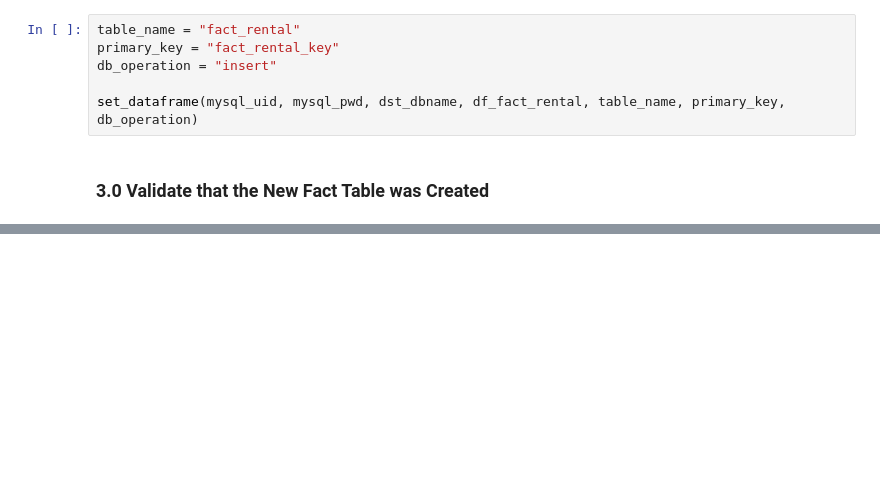
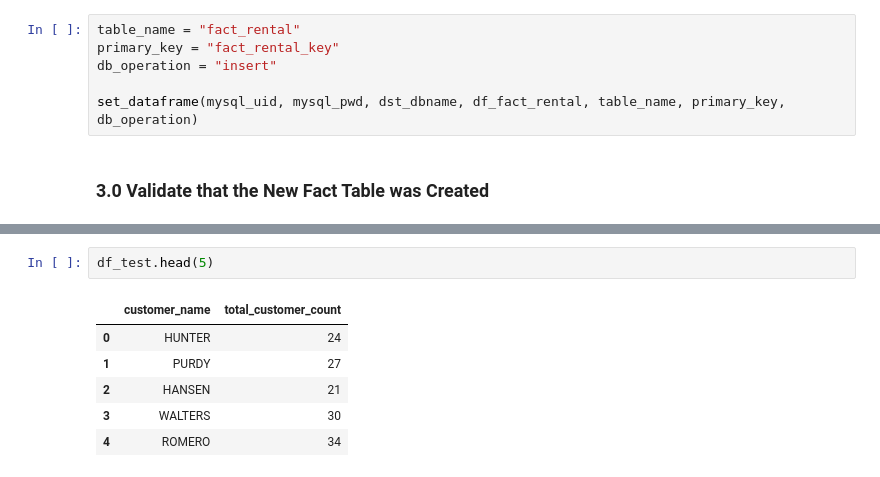
Before and after one commit to chrryyy/DS-2002-Data-Science-Systems, a Jupyter notebook: DS 2002 Midterm Project Cheryl Bai.ipynb, the cells around one changed output, grey strips where cells are left out. Cells and saved outputs as stored; diff of their text form; blank space fills up the shorter version.

```diff
--- a/DS 2002 Midterm Project Cheryl Bai.ipynb
+++ b/DS 2002 Midterm Project Cheryl Bai.ipynb
@@ -339,3 +341,12 @@ sql_test = """
 """.format(dst_dbname)
 
 df_test = get_sql_dataframe(mysql_uid, mysql_pwd, src_dbname, sql_test)
+# %%
+df_test.head(5)
+# %% [output]
+|  | customer_name | total_customer_count |
+| 0 | HUNTER | 24 |
+| 1 | PURDY | 27 |
+| 2 | HANSEN | 21 |
+| 3 | WALTERS | 30 |
+| 4 | ROMERO | 34 |
```
Also changed, not shown: parts of 4 cells of this notebook.
